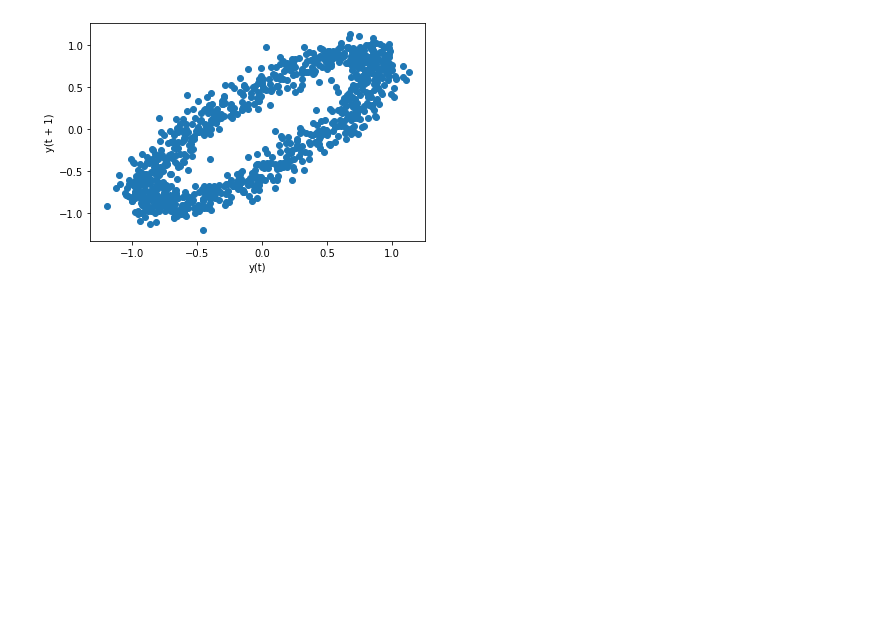
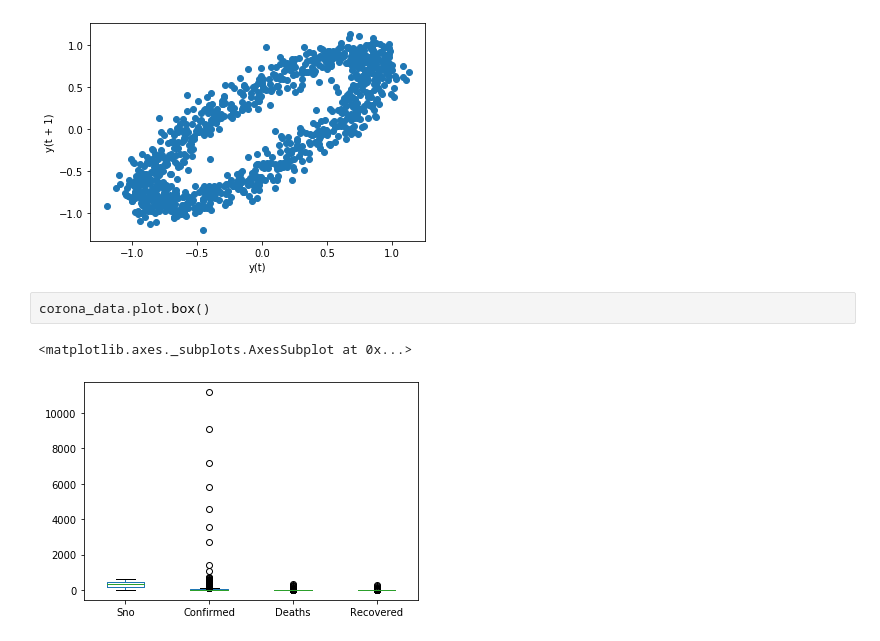
Before and after one commit to BillyGareth/corona_data, a Jupyter notebook: corona_data_notebook.ipynb, the cells around one changed output. Cells and saved outputs as stored; diff of their text form; blank space fills up the shorter version.

```diff
--- a/corona_data_notebook.ipynb
+++ b/corona_data_notebook.ipynb
@@ -220,3 +220,8 @@ lag_plot(data)
 # %% [output]
 <matplotlib.axes._subplots.AxesSubplot at 0x...>
 [figure]
+# %%
+corona_data.plot.box()
+# %% [output]
+<matplotlib.axes._subplots.AxesSubplot at 0x...>
+[figure, added]
```
Also changed, not shown: parts of 1 cell of this notebook.
